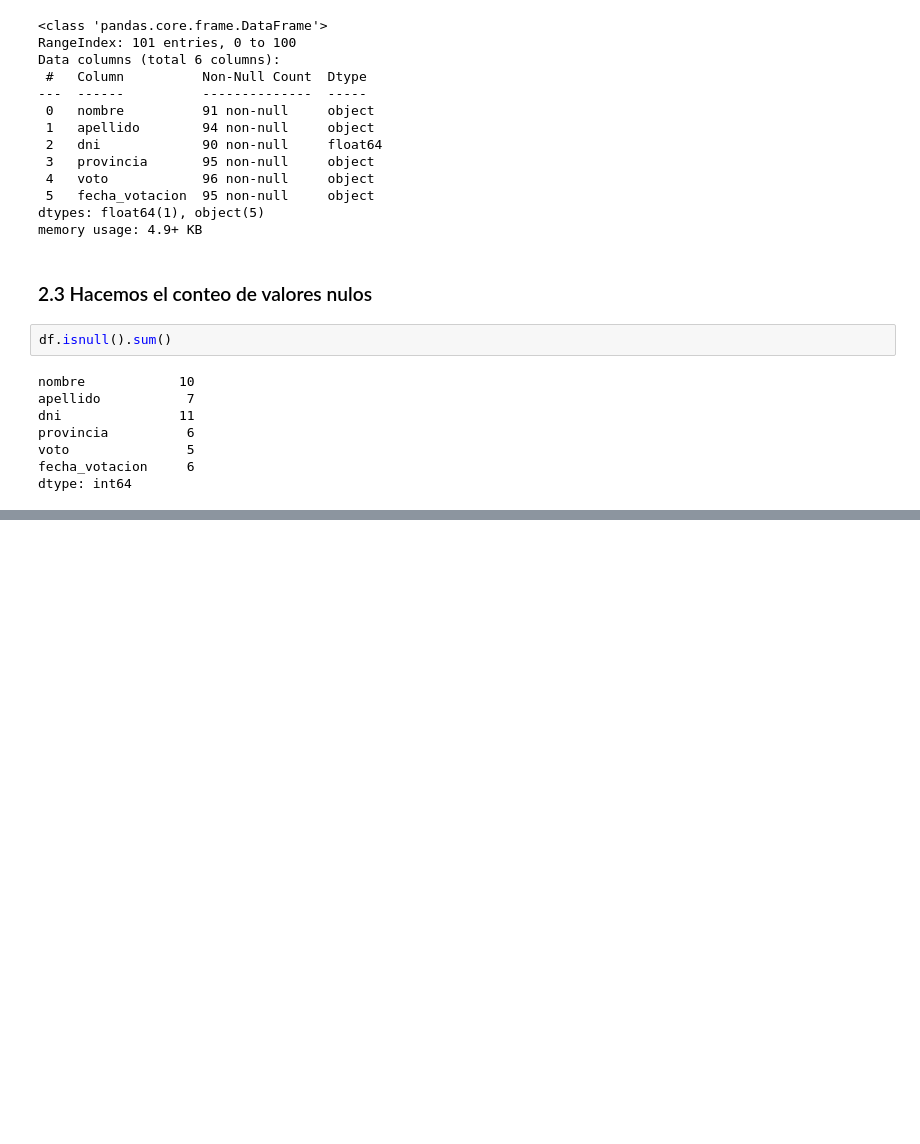
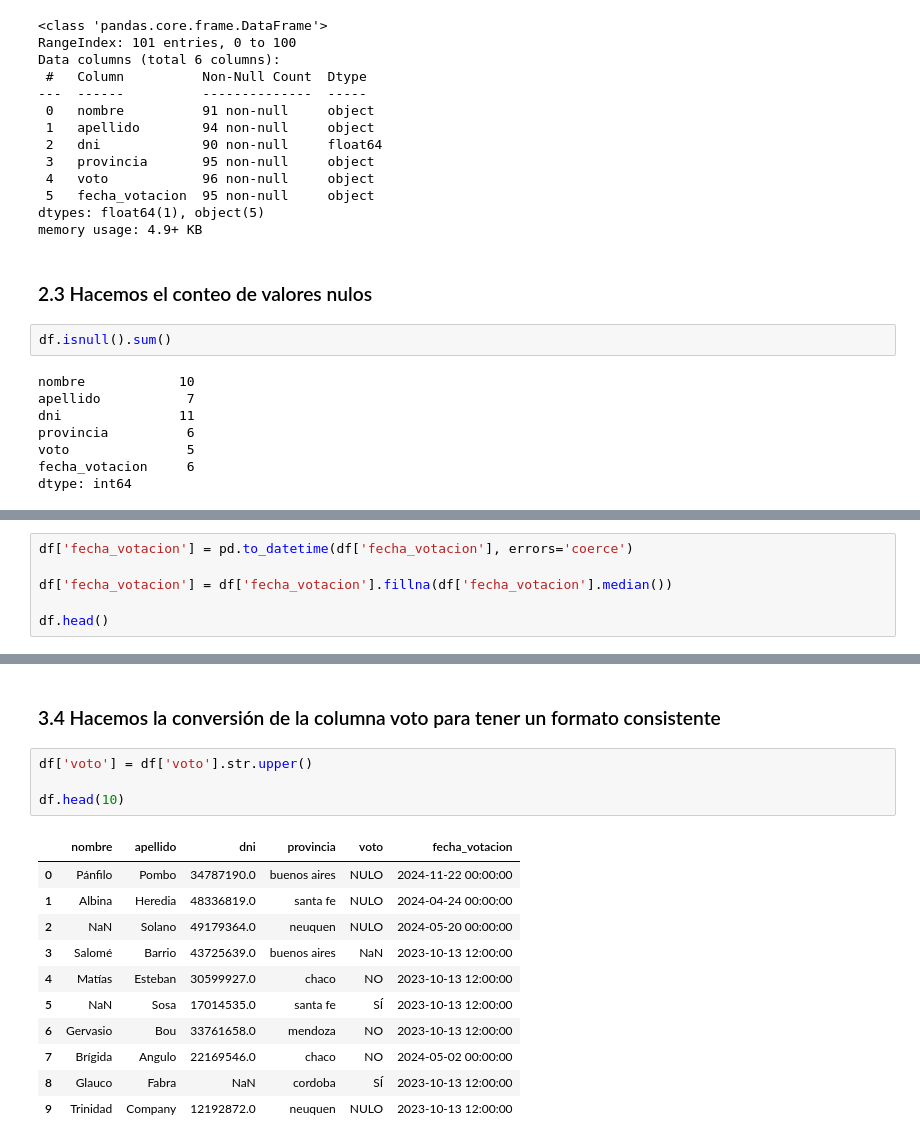
Before and after one commit to CrisDeCrisis/tlp3-parcial1-Cristian-Gonzalez, a Jupyter notebook: main.ipynb, the cells around one changed output, grey strips where cells are left out. Saved outputs shown, nothing was run; the diff lists cells and outputs as text; blank space fills up the shorter version.

```diff
--- a/main.ipynb
+++ b/main.ipynb
@@ -147,0 +151,6 @@ dtype: int64
+# %%
+df['fecha_votacion'] = pd.to_datetime(df['fecha_votacion'], errors='coerce')
+
+df['fecha_votacion'] = df['fecha_votacion'].fillna(df['fecha_votacion'].median())
+
+df.head()
@@ -147,0 +179,18 @@ dtype: int64
+# %% [markdown]
+### 3.4 Hacemos la conversión de la columna voto para tener un formato consistente
+# %%
+df['voto'] = df['voto'].str.upper()
+
+df.head(10)
+# %% [output]
+|  | nombre | apellido | dni | provincia | voto | fecha_votacion |
+| 0 | Pánfilo | Pombo | 34787190.0 | buenos aires | NULO | 2024-11-22 00:00:00 |
+| 1 | Albina | Heredia | 48336819.0 | santa fe | NULO | 2024-04-24 00:00:00 |
+| 2 | NaN | Solano | 49179364.0 | neuquen | NULO | 2024-05-20 00:00:00 |
+| 3 | Salomé | Barrio | 43725639.0 | buenos aires | NaN | 2023-10-13 12:00:00 |
+| 4 | Matías | Esteban | 30599927.0 | chaco | NO | 2023-10-13 12:00:00 |
+| 5 | NaN | Sosa | 17014535.0 | santa fe | SÍ | 2023-10-13 12:00:00 |
+| 6 | Gervasio | Bou | 33761658.0 | mendoza | NO | 2023-10-13 12:00:00 |
+| 7 | Brígida | Angulo | 22169546.0 | chaco | NO | 2024-05-02 00:00:00 |
+| 8 | Glauco | Fabra | NaN | cordoba | SÍ | 2023-10-13 12:00:00 |
+| 9 | Trinidad | Company | 12192872.0 | neuquen | NULO | 2023-10-13 12:00:00 |
```
Also changed, not shown: parts of 15 cells of this notebook.
